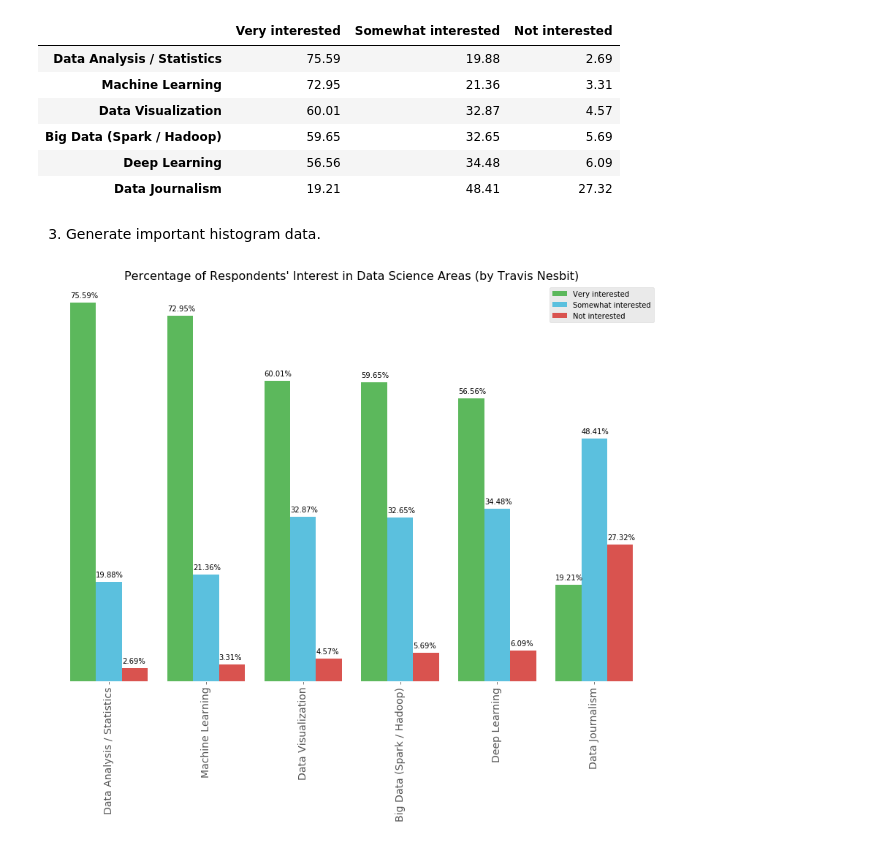
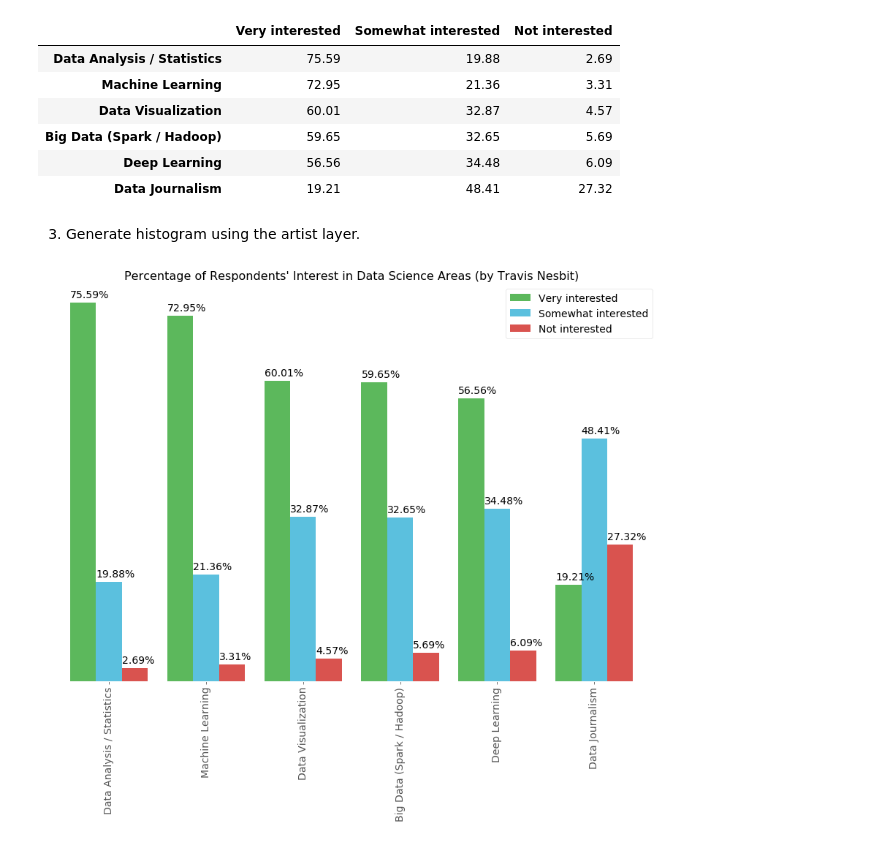
Before and after one commit to geekmdtravis/ibm-professional-data-science-certification, a Jupyter notebook: data_visualization_with_python/final_assigment/final_assignment.ipynb, the cells around one changed output. Drawn from its saved outputs; the diff is of its cells as text; code cells hidden in the pictures.

```diff
--- a/data_visualization_with_python/final_assigment/final_assignment.ipynb
+++ b/data_visualization_with_python/final_assigment/final_assignment.ipynb
@@ -46,21 +46,21 @@ df_survey
 | Deep Learning | 56.56 | 34.48 | 6.09 |
 | Data Journalism | 19.21 | 48.41 | 27.32 |
 # %% [markdown]
-3. Generate important histogram data.
+3. Generate histogram using the artist layer.
 # %%
-# df_survey.plot(kind="bar", figsize=(15,10))
 ax_survey_bar_chart = df_survey.plot(kind='bar',
                                     figsize=(15,10),
                                     width=0.8,
                                     color=('#5CB85C', '#5BC0DE', '#D9534F'),
                                     fontsize=14)
 
 ax_survey_bar_chart.set_title("Percentage of Respondents' Interest in Data Science Areas (by Travis Nesbit)", fontsize=16)
 ax_survey_bar_chart.grid(False)
 ax_survey_bar_chart.set_facecolor((1,1,1))
 ax_survey_bar_chart.get_yaxis().set_visible(False)
+ax_survey_bar_chart.legend(facecolor="white", fontsize=14)
 
 for p in ax_survey_bar_chart.patches:
-    ax_survey_bar_chart.annotate(f"{p.get_height()}%", xy=(p.get_x(), p.get_height()+1))
+    ax_survey_bar_chart.annotate(f"{p.get_height()}%", xy=(p.get_x(), p.get_height()+1), fontsize=14)
 # %% [output]
-[figure, old version]
+[figure, new version]
```
Also changed, not shown: parts of 3 cells of this notebook, 1 other file.
